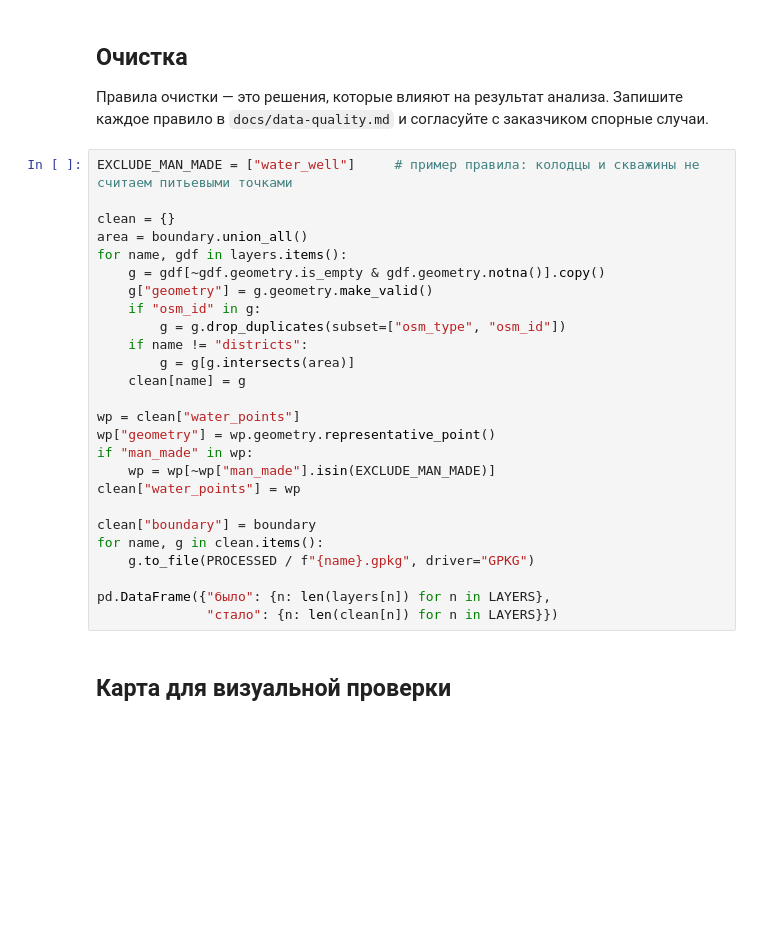
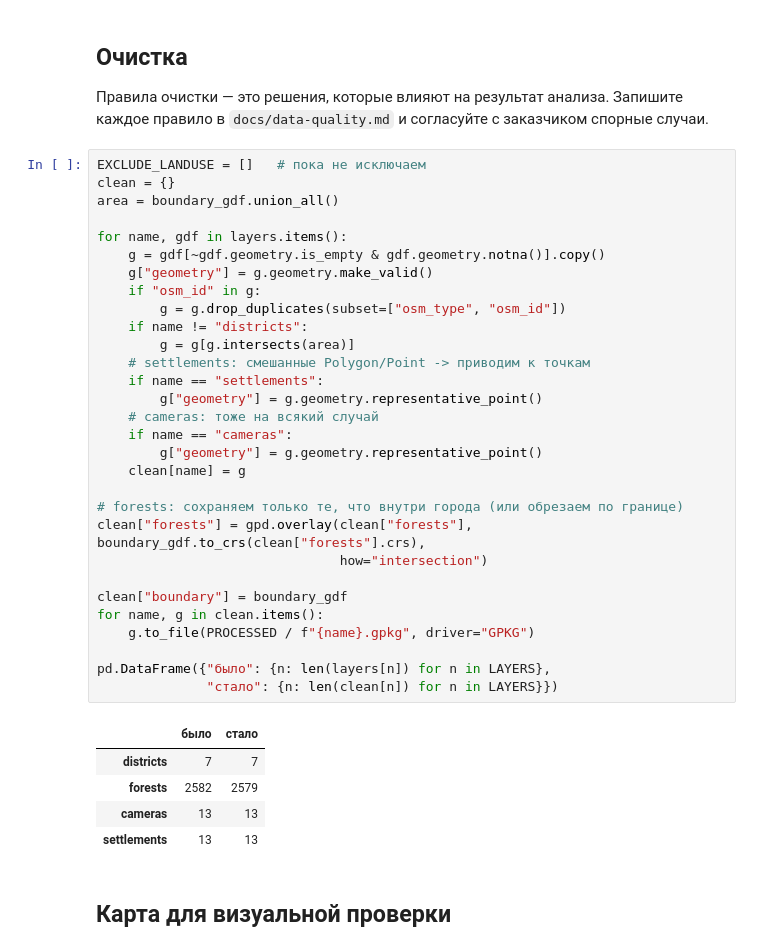
Before and after one commit to YatoTokemyri/pm-lab-8-ForestFireMonitoring, a Jupyter notebook: notebooks/02_data_profiling.ipynb, the cells around one changed output. Cells and saved outputs as stored; diff of their text form; blank space fills up the shorter version.

```diff
--- a/notebooks/02_data_profiling.ipynb
+++ b/notebooks/02_data_profiling.ipynb
@@ -117,31 +150,41 @@ tag_combos
 
 Правила очистки — это решения, которые влияют на результат анализа. Запишите каждое правило в `docs/data-quality.md` и согласуйте с заказчиком спорные случаи.
 # %%
-EXCLUDE_MAN_MADE = ["water_well"]     # пример правила: колодцы и скважины не считаем питьевыми точками
+EXCLUDE_LANDUSE = []   # пока не исключаем
+clean = {}
+area = boundary_gdf.union_all()
 
-clean = {}
-area = boundary.union_all()
 for name, gdf in layers.items():
     g = gdf[~gdf.geometry.is_empty & gdf.geometry.notna()].copy()
     g["geometry"] = g.geometry.make_valid()
     if "osm_id" in g:
         g = g.drop_duplicates(subset=["osm_type", "osm_id"])
     if name != "districts":
         g = g[g.intersects(area)]
+    # settlements: смешанные Polygon/Point -> приводим к точкам
+    if name == "settlements":
+        g["geometry"] = g.geometry.representative_point()
+    # cameras: тоже на всякий случай
+    if name == "cameras":
+        g["geometry"] = g.geometry.representative_point()
     clean[name] = g
 
-wp = clean["water_points"]
-wp["geometry"] = wp.geometry.representative_point()
-if "man_made" in wp:
-    wp = wp[~wp["man_made"].isin(EXCLUDE_MAN_MADE)]
-clean["water_points"] = wp
+# forests: сохраняем только те, что внутри города (или обрезаем по границе)
+clean["forests"] = gpd.overlay(clean["forests"], boundary_gdf.to_crs(clean["forests"].crs),
+                               how="intersection")
 
-clean["boundary"] = boundary
+clean["boundary"] = boundary_gdf
 for name, g in clean.items():
     g.to_file(PROCESSED / f"{name}.gpkg", driver="GPKG")
 
 pd.DataFrame({"было": {n: len(layers[n]) for n in LAYERS},
               "стало": {n: len(clean[n]) for n in LAYERS}})
+# %% [output]
+|  | было | стало |
+| districts | 7 | 7 |
+| forests | 2582 | 2579 |
+| cameras | 13 | 13 |
+| settlements | 13 | 13 |
 # %% [markdown]
 ## Карта для визуальной проверки
 # %%
```
Also changed, not shown: parts of 8 cells of this notebook, 1 other file.
